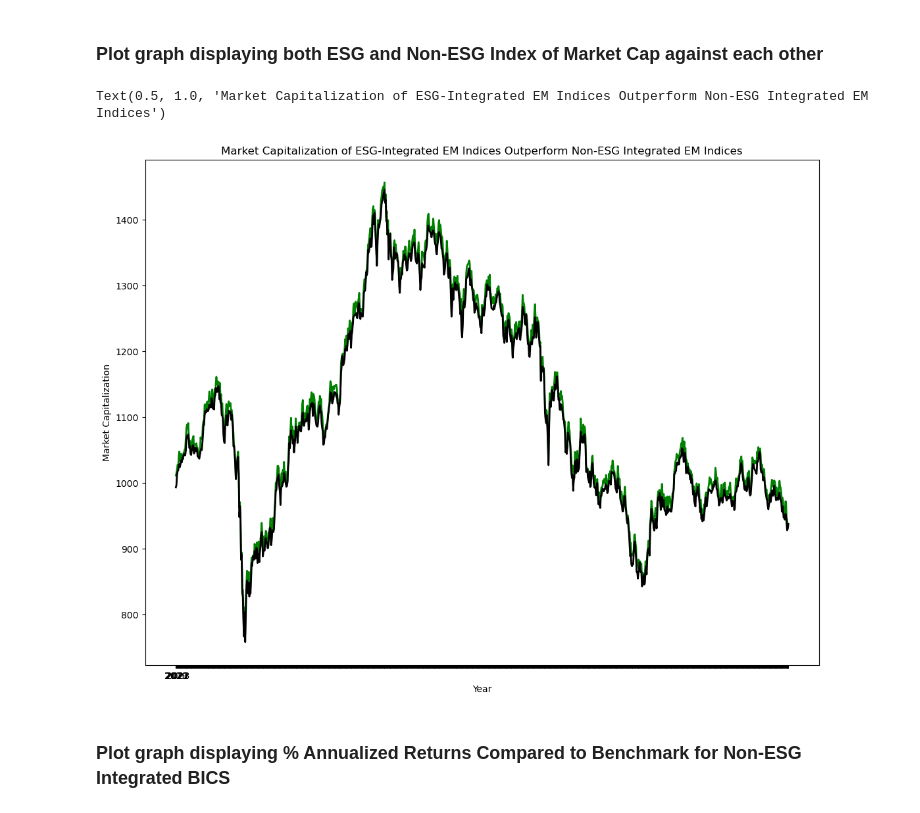
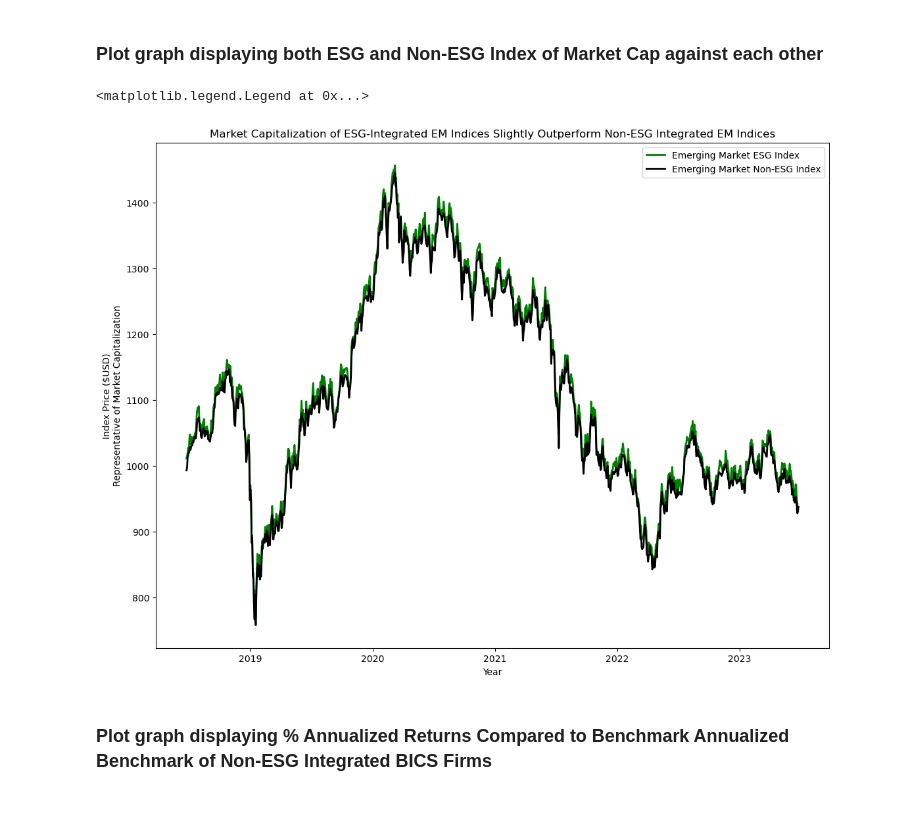
Before and after one commit to avnikadubey/as.180.369, a Jupyter notebook: contrib/avnikadubey/class-07-dataset_integration/ESG Data Regression.ipynb, the cells around one changed output. Drawn from its saved outputs; the diff is of its cells as text; code cells hidden in the pictures.

```diff
--- a/contrib/avnikadubey/class-07-dataset_integration/ESG Data Regression.ipynb
+++ b/contrib/avnikadubey/class-07-dataset_integration/ESG Data Regression.ipynb
@@ -110,24 +134,27 @@ Date = data['Date']
 # %%
 #Attempt at constructing a graph
 fig=plt.figure()
 myaxes=fig.add_axes([0.1,0.1,1.6,1.6])
 
 #Add data to the graph
 myaxes.plot(Date, ESG,'green',lw=2)
 myaxes.plot(Date, NonESG,'black',lw=2)
+#× = np.array([2019, 2020, 2021, 2022, 2023])
 
 #Set labels
 myaxes.set_xlabel('Year')
+myaxes.set_xticks([208.4-100, 416.8-100, 625.2-100, 833.6-100, 1042-100])
 myaxes.set_xticklabels([2019,2020,2021,2022,2023])
-myaxes.set_ylabel('Market Capitalization')
-myaxes.set_title(label="Market Capitalization of ESG-Integrated EM Indices Outperform Non-ESG Integrated EM Indices")
+myaxes.set_ylabel('Index Price ($USD)\nRepresentative of Market Capitalization')
+myaxes.set_title(label="Market Capitalization of ESG-Integrated EM Indices Slightly Outperform Non-ESG Integrated EM Indices")
+plt.legend(["Emerging Market ESG Index", "Emerging Market Non-ESG Index"], loc=0)
 #myaxes.legend()
 #Struggled to correct x-axis and put in a legend
 # %% [output]
-Text(0.5, 1.0, 'Market Capitalization of ESG-Integrated EM Indices Outperform Non-ESG Integrated EM Indices')
+<matplotlib.legend.Legend at 0x...>
-[figure, old version]
+[figure, new version]
 # %% [markdown]
-### Plot graph displaying % Annualized Returns Compared to Benchmark for Non-ESG Integrated BICS
+### Plot graph displaying % Annualized Returns Compared to Benchmark Annualized Benchmark of Non-ESG Integrated BICS Firms
 # %%
 # Still need to acquire data for Russia
 # %%
```
Also changed, not shown: parts of 4 cells of this notebook.
